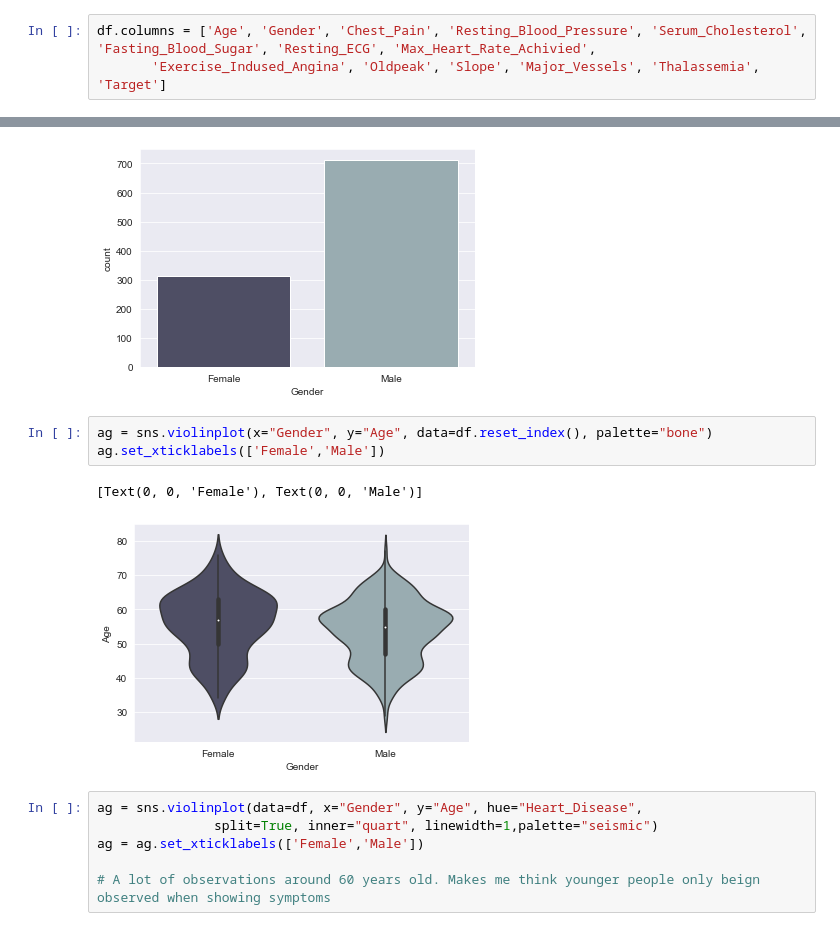
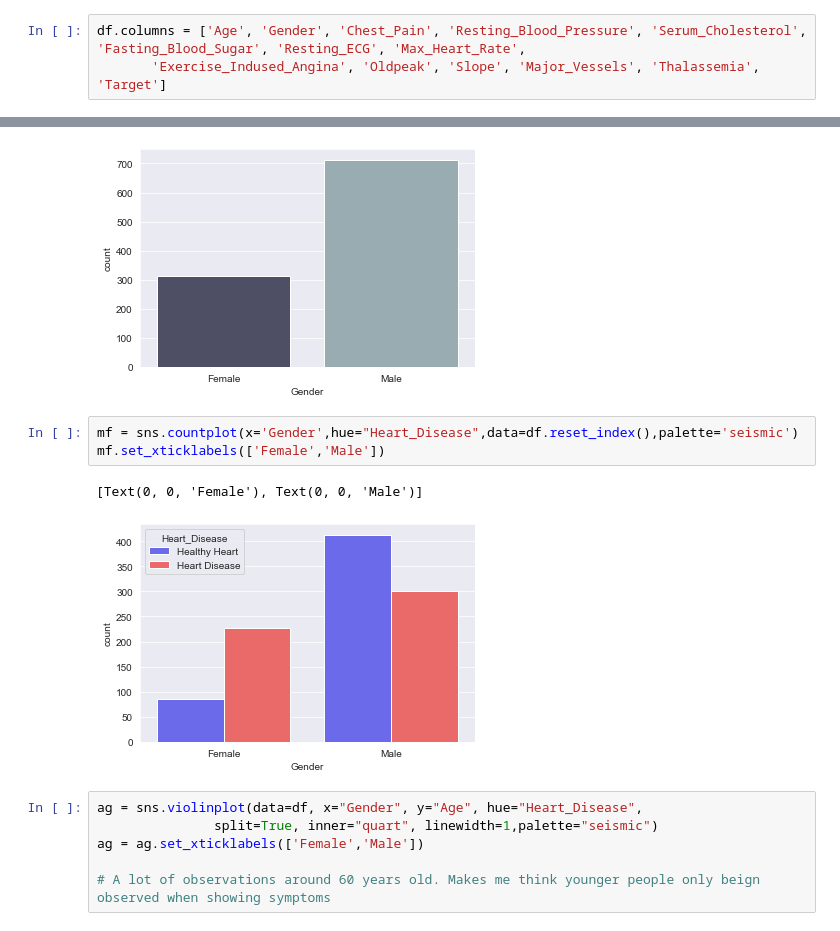
Before and after one commit to azieky/Mod_3_Project, a Jupyter notebook: EDA_notebook.ipynb, the cells around one changed output, grey strips where cells are left out. Cells and saved outputs as stored; diff of their text form.

```diff
--- a/EDA_notebook.ipynb
+++ b/EDA_notebook.ipynb
@@ -21,7 +21,7 @@ from statsmodels.formula.api import ols
 # %%
 df = pd.read_csv('heart.csv')
 # %%
-df.columns = ['Age', 'Gender', 'Chest_Pain', 'Resting_Blood_Pressure', 'Serum_Cholesterol', 'Fasting_Blood_Sugar', 'Resting_ECG', 'Max_Heart_Rate_Achivied',
+df.columns = ['Age', 'Gender', 'Chest_Pain', 'Resting_Blood_Pressure', 'Serum_Cholesterol', 'Fasting_Blood_Sugar', 'Resting_ECG', 'Max_Heart_Rate',
        'Exercise_Indused_Angina', 'Oldpeak', 'Slope', 'Major_Vessels', 'Thalassemia', 'Target']
 # %%
 df
@@ -253,11 +253,11 @@ g.set_xticklabels(['Female','Male'])
 [Text(0, 0, 'Female'), Text(0, 0, 'Male')]
 [figure]
 # %%
-ag = sns.violinplot(x="Gender", y="Age", data=df.reset_index(), palette="bone")
-ag.set_xticklabels(['Female','Male'])
+mf = sns.countplot(x='Gender',hue="Heart_Disease",data=df.reset_index(),palette='seismic')
+mf.set_xticklabels(['Female','Male'])
 # %% [output]
 [Text(0, 0, 'Female'), Text(0, 0, 'Male')]
-[figure, old version]
+[figure, new version]
 # %%
 ag = sns.violinplot(data=df, x="Gender", y="Age", hue="Heart_Disease",
                split=True, inner="quart", linewidth=1,palette="seismic")
```
Also changed, not shown: parts of 88 cells of this notebook.
